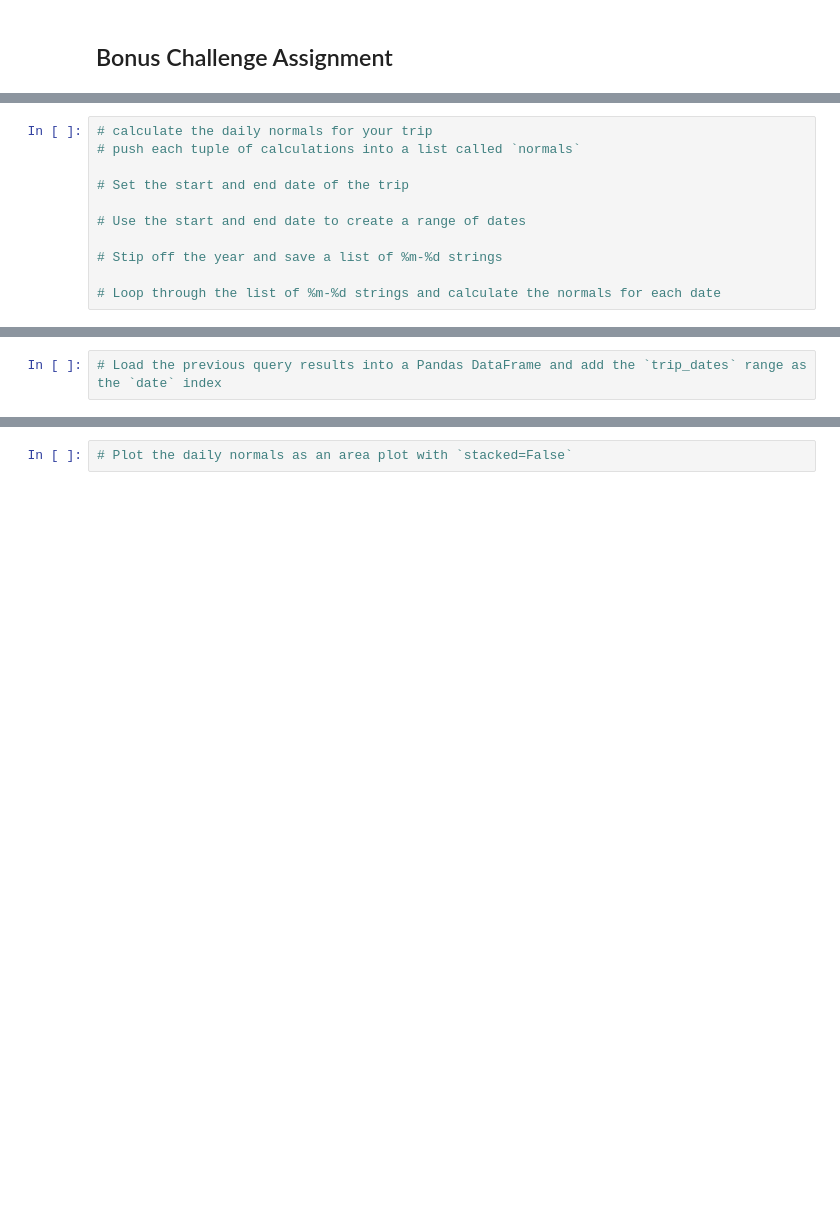
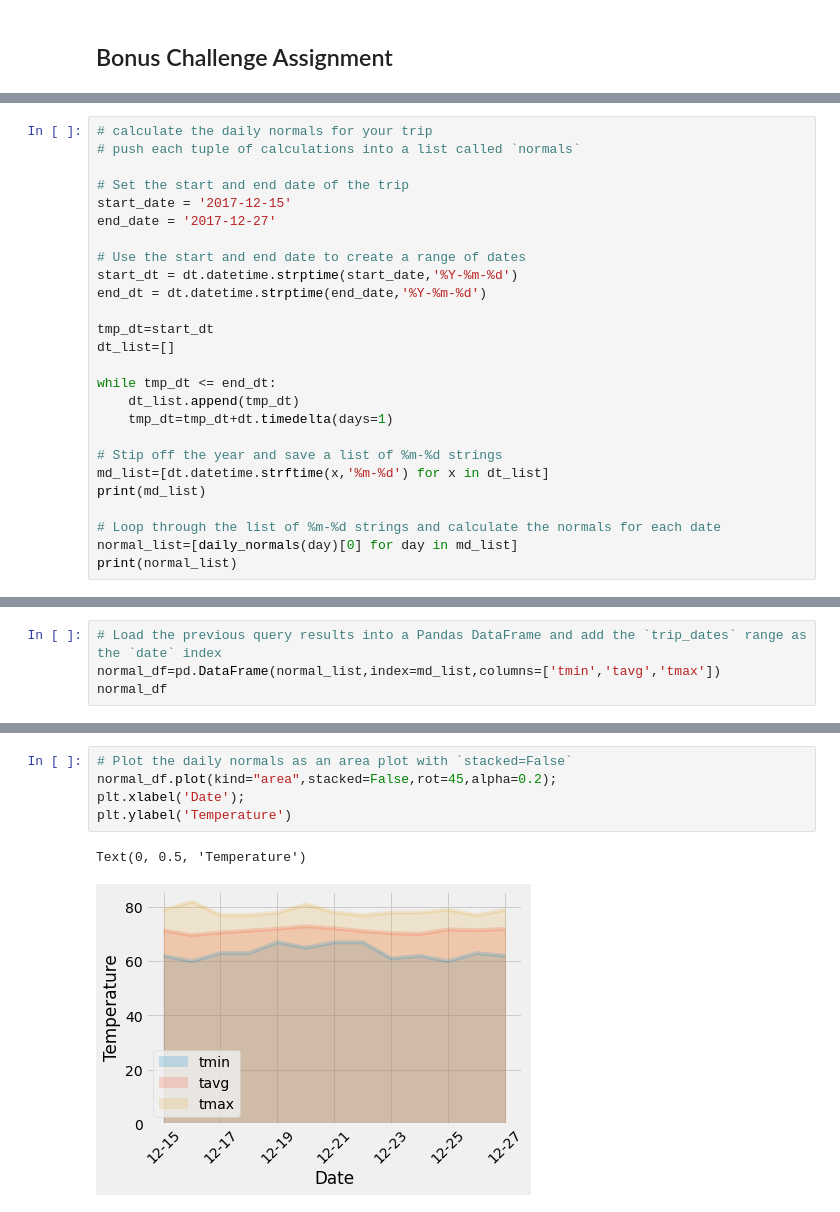
Before and after one commit to qizhengyaoyao/SQLAlchemy-challenge, a Jupyter notebook: climate_starter.ipynb, the cells around one changed output, grey strips where cells are left out. Saved outputs shown, nothing was run; the diff lists cells and outputs as text; blank space fills up the shorter version.

```diff
--- a/climate_starter.ipynb
+++ b/climate_starter.ipynb
@@ -225,9 +320,24 @@ daily_normals("01-01")
 # push each tuple of calculations into a list called `normals`
 
 # Set the start and end date of the trip
+start_date = '2017-12-15'
+end_date = '2017-12-27'
 
 # Use the start and end date to create a range of dates
+start_dt = dt.datetime.strptime(start_date,'%Y-%m-%d')
+end_dt = dt.datetime.strptime(end_date,'%Y-%m-%d')
+
+tmp_dt=start_dt
+dt_list=[]
+
+while tmp_dt <= end_dt:
+    dt_list.append(tmp_dt)
+    tmp_dt=tmp_dt+dt.timedelta(days=1)
 
 # Stip off the year and save a list of %m-%d strings
+md_list=[dt.datetime.strftime(x,'%m-%d') for x in dt_list]
+print(md_list)
 
 # Loop through the list of %m-%d strings and calculate the normals for each date
+normal_list=[daily_normals(day)[0] for day in md_list]
+print(normal_list)
@@ -234,2 +347,4 @@ daily_normals("01-01")
 # %%
 # Load the previous query results into a Pandas DataFrame and add the `trip_dates` range as the `date` index
+normal_df=pd.DataFrame(normal_list,index=md_list,columns=['tmin','tavg','tmax'])
+normal_df
@@ -236,2 +366,8 @@ daily_normals("01-01")
 # %%
 # Plot the daily normals as an area plot with `stacked=False`
+normal_df.plot(kind="area",stacked=False,rot=45,alpha=0.2);
+plt.xlabel('Date');
+plt.ylabel('Temperature')
+# %% [output]
+Text(0, 0.5, 'Temperature')
+[figure, added]
```
Also changed, not shown: parts of 22 cells of this notebook, 1 other file.
